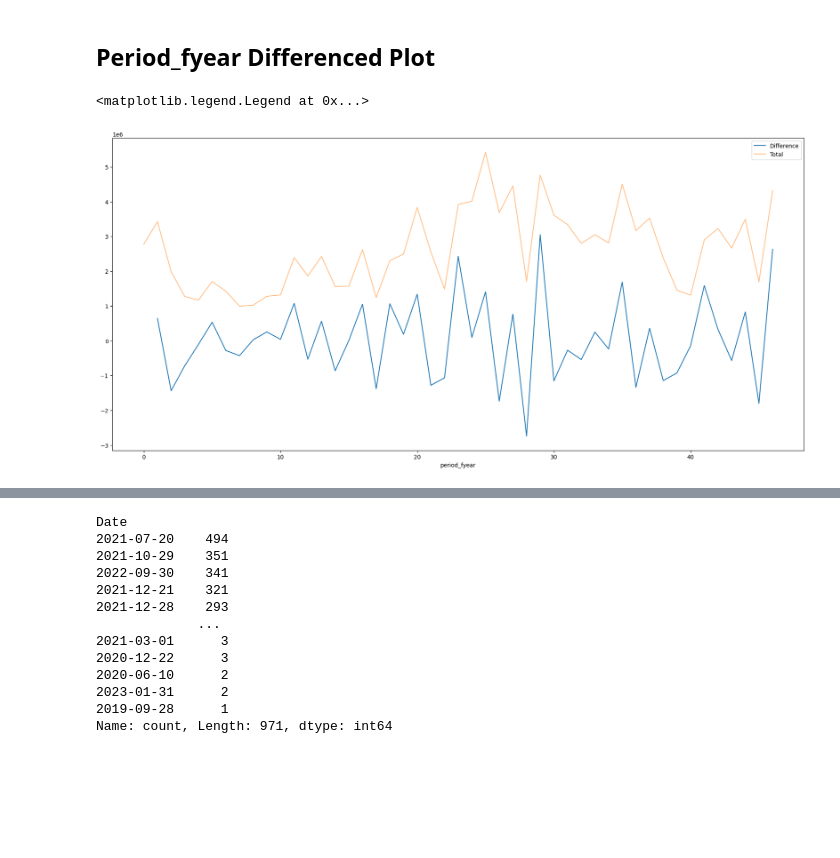
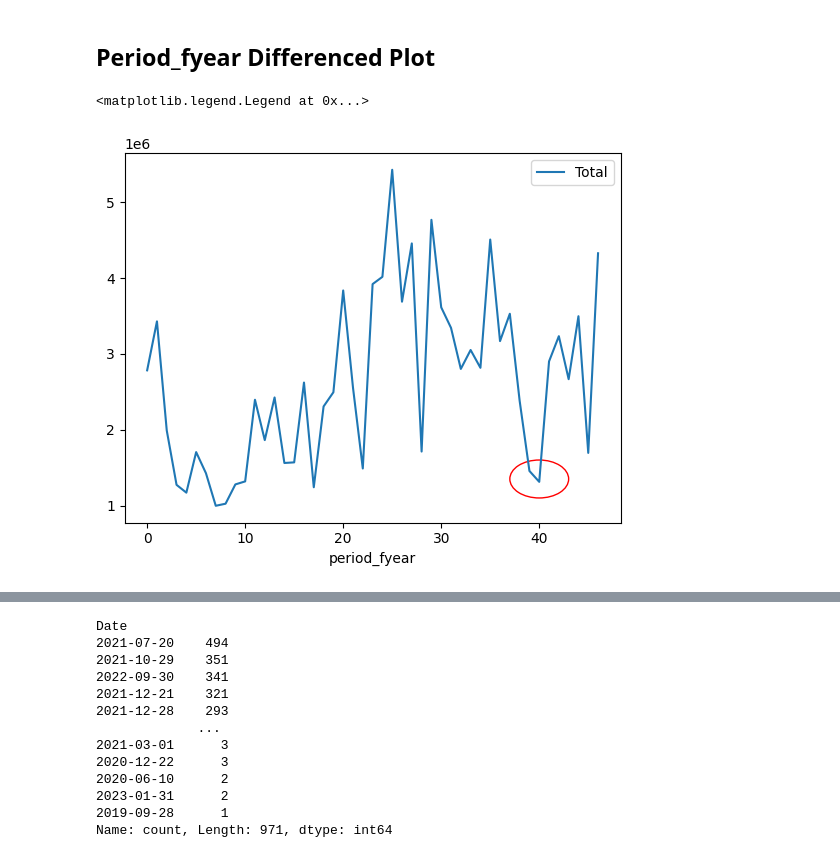
Before and after one commit to lelandjmurrin/Acquisition_Due_Dilligence_Capstone_Project, a Jupyter notebook: GeneralLedgerTxns_EDA.ipynb, the cells around one changed output, grey strips where cells are left out. Drawn from its saved outputs; the diff is of its cells as text; code cells hidden in the pictures; blank space fills up the shorter version.

```diff
--- a/GeneralLedgerTxns_EDA.ipynb
+++ b/GeneralLedgerTxns_EDA.ipynb
@@ -1229,9 +1234,12 @@ dh.df.groupby("period_fyear").apply(lambda x: x.groupby("week_fyear").txn_amt.su
 # %% [markdown]
 ## Period_fyear Differenced Plot
 # %%
-dh.df.groupby("period_fyear").txn_amt.sum().diff().dropna().plot(label = "Difference", figsize = (22,10))
-dh.df.groupby("period_fyear").txn_amt.sum().dropna().plot(label = "Total", alpha = 0.5)
+from matplotlib.patches import Ellipse
+
+# dh.df.groupby("period_fyear").txn_amt.sum().diff().dropna().plot(label = "Difference", figsize = (22,10))
+ax = dh.df.groupby("period_fyear").txn_amt.sum().dropna().plot(label = "Total", alpha = 1)
+ax.add_patch(Ellipse((40,1.35e6), width = 6, height = 0.5e6, fill = False, color = "red"))
 plt.legend()
 # %% [output]
 <matplotlib.legend.Legend at 0x...>
-[figure, old version]
+[figure, new version]
```
Also changed, not shown: parts of 9 cells of this notebook, 8 other files.
